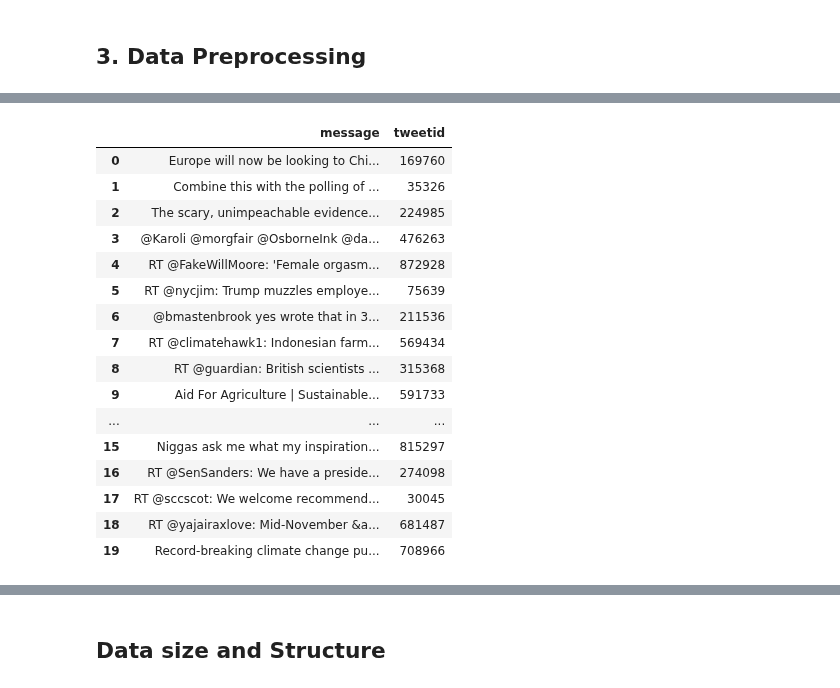
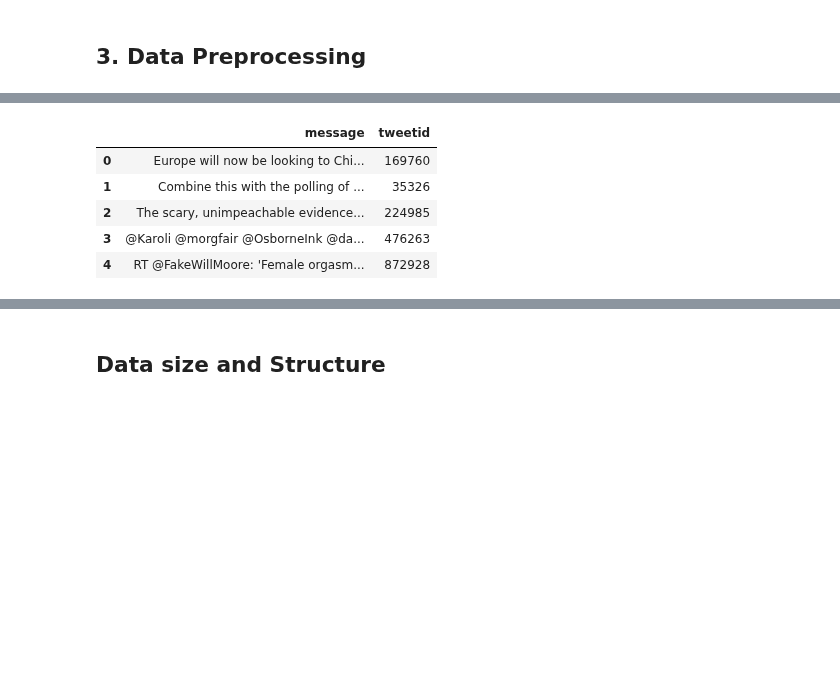
Before and after one commit to tladi-thobejane/classification-predict-streamlit-template, a Jupyter notebook: Team16_model (5).ipynb, the cells around one changed output, grey strips where cells are left out. Cells and saved outputs as stored; diff of their text form; code cells hidden in the pictures; blank space fills up the shorter version.

```diff
--- a/Team16_model (5).ipynb
+++ b/Team16_model (5).ipynb
@@ -139,24 +132,13 @@ df_train.head(20)
 # %%
 #view train dataset
-df_test.head(20)
+df_test.head()
 # %% [output]
 |  | message | tweetid |
 | 0 | Europe will now be looking to Chi... | 169760 |
 | 1 | Combine this with the polling of ... | 35326 |
 | 2 | The scary, unimpeachable evidence... | 224985 |
 | 3 | @Karoli @morgfair @OsborneInk @da... | 476263 |
 | 4 | RT @FakeWillMoore: 'Female orgasm... | 872928 |
-| 5 | RT @nycjim: Trump muzzles employe... | 75639 |
-| 6 | @bmastenbrook yes wrote that in 3... | 211536 |
-| 7 | RT @climatehawk1: Indonesian farm... | 569434 |
-| 8 | RT @guardian: British scientists ... | 315368 |
-| 9 | Aid For Agriculture | Sustainable... | 591733 |
-| ... | ... | ... |
-| 15 | Niggas ask me what my inspiration... | 815297 |
-| 16 | RT @SenSanders: We have a preside... | 274098 |
-| 17 | RT @sccscot: We welcome recommend... | 30045 |
-| 18 | RT @yajairaxlove: Mid-November &a... | 681487 |
-| 19 | Record-breaking climate change pu... | 708966 |
 # %%
 #combine train and test datasets
 df=pd.concat([df_train,df_test])
```
Also changed, not shown: parts of 41 cells of this notebook.
